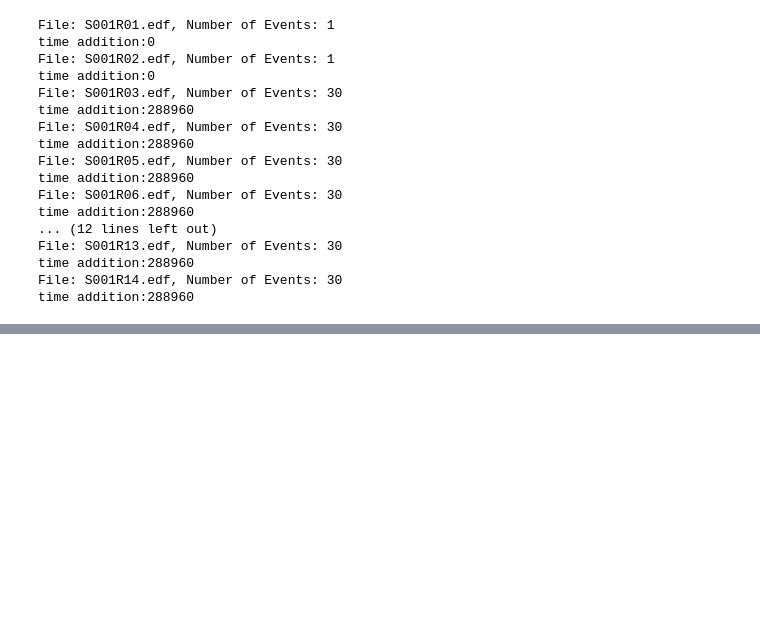
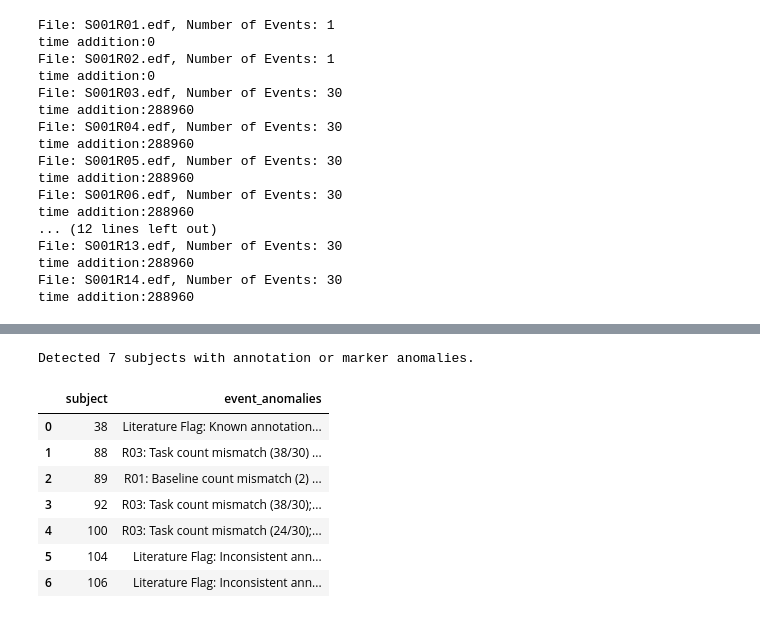
Before and after one commit to Alexvc23/Total-Perspective-Vortex, a Jupyter notebook: doc/Phase-1-Data-Acquisition-Preprocessing.ipynb, the cells around one changed output, grey strips where cells are left out. Cells and saved outputs as stored; diff of their text form; code cells hidden in the pictures; blank space fills up the shorter version.

```diff
--- a/doc/Phase-1-Data-Acquisition-Preprocessing.ipynb
+++ b/doc/Phase-1-Data-Acquisition-Preprocessing.ipynb
@@ -751,0 +511,68 @@ Event Counts  : T0=15 | T1=7 | T2=8 | Total=30
+# %%
+# Define rules for event counts based on run type and literature
+def check_event_integrity(row):
+    sub = row["subject"]
+    run = row["run"]
+    n_ev = row["n_events"]
+
+    anomalies = []
+
+    # Standard Trial Count Checks
+    if run in [1, 2]:
+        if n_ev != 1:
+            anomalies.append(f"R{run:02d}: Baseline count mismatch ({n_ev})")
+    else:
+        if n_ev != 30:
+            anomalies.append(f"R{run:02d}: Task count mismatch ({n_ev}/30)")
+
+    # Known Literature Anomalies (timing drift or labeling errors)
+    literature_anomalies = {
+        38: "Known annotation/timing drift",
+        89: "Inconsistent labeling",
+        92: "Labeling errors",
+        100: "Inconsistent annotations",
+        104: "Inconsistent annotations",
+        106: "Inconsistent annotations",
+    }
+
+    if sub in literature_anomalies:
+        # We only flag the subject once to keep the summary clean
+        if run == 3:
+            anomalies.append(f"Literature Flag: {literature_anomalies[sub]}")
+
+    return "; ".join(anomalies) if anomalies else None
+
+
+# Apply the integrity check to the centralized metadata
+df_metadata["event_anomalies"] = df_metadata.apply(check_event_integrity, axis=1)
+
+# Summarize subjects with any event issues
+df_event_anomalies = df_metadata[df_metadata["event_anomalies"].notna()].copy()
+event_exclusion_summary = (
+    df_event_anomalies.groupby("subject")["event_anomalies"]
+    .apply(lambda x: " | ".join(sorted(list(set(filter(None, x))))))
+    .reset_index()
+)
+
+event_excluded_subjects = sorted(event_exclusion_summary["subject"].unique().tolist())
+
+# Configure pandas to show full column content (no truncation)
+pd.set_option('display.max_colwidth', None)
+
+print(
+    f"Detected {len(event_excluded_subjects)} subjects with annotation or marker anomalies."
+)
+if not event_exclusion_summary.empty:
+    display(event_exclusion_summary)
+else:
+    print("All subjects pass event integrity validation.")
+# %% [output]
+Detected 7 subjects with annotation or marker anomalies.
+|  | subject | event_anomalies |
+| 0 | 38 | Literature Flag: Known annotation... |
+| 1 | 88 | R03: Task count mismatch (38/30) ... |
+| 2 | 89 | R01: Baseline count mismatch (2) ... |
+| 3 | 92 | R03: Task count mismatch (38/30);... |
+| 4 | 100 | R03: Task count mismatch (24/30);... |
+| 5 | 104 | Literature Flag: Inconsistent ann... |
+| 6 | 106 | Literature Flag: Inconsistent ann... |
```
Also changed, not shown: parts of 16 cells of this notebook.
